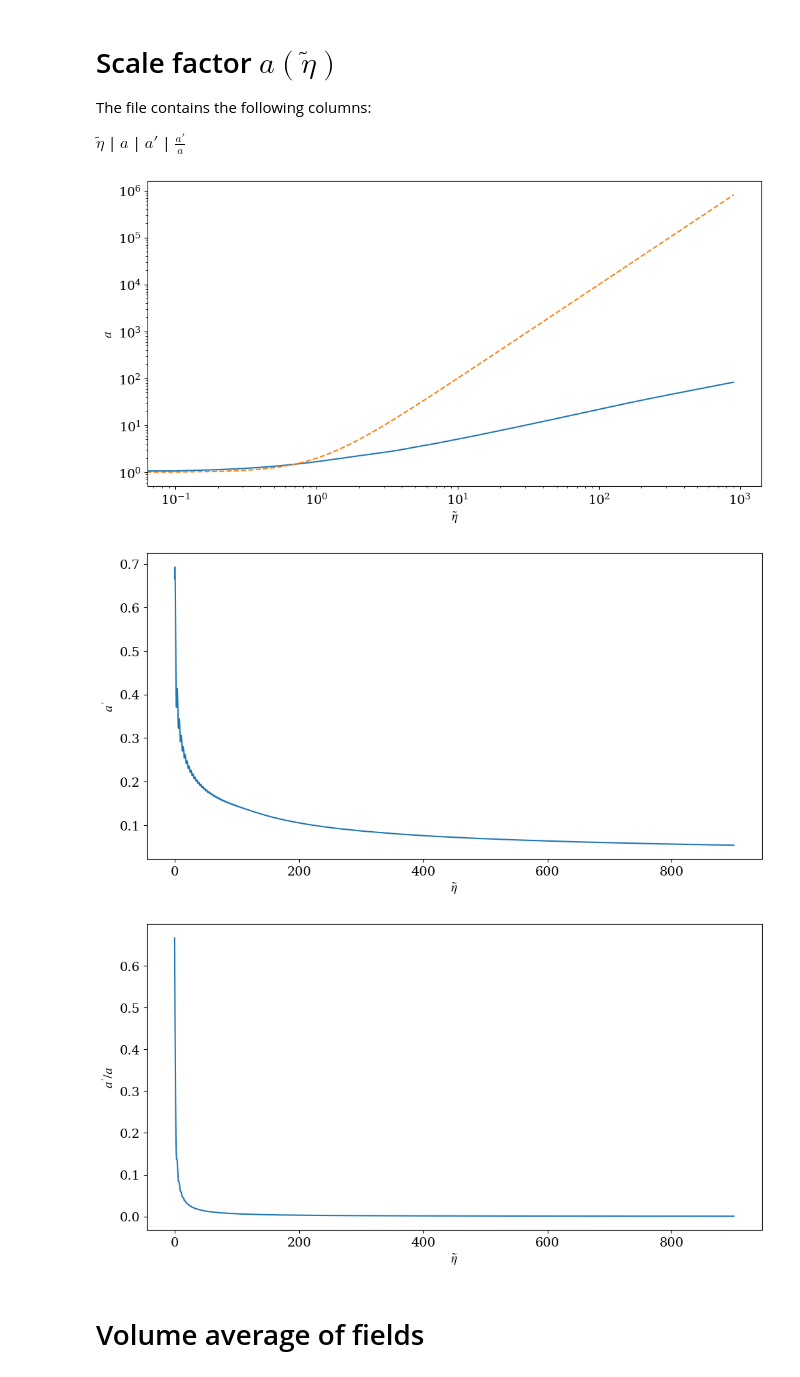
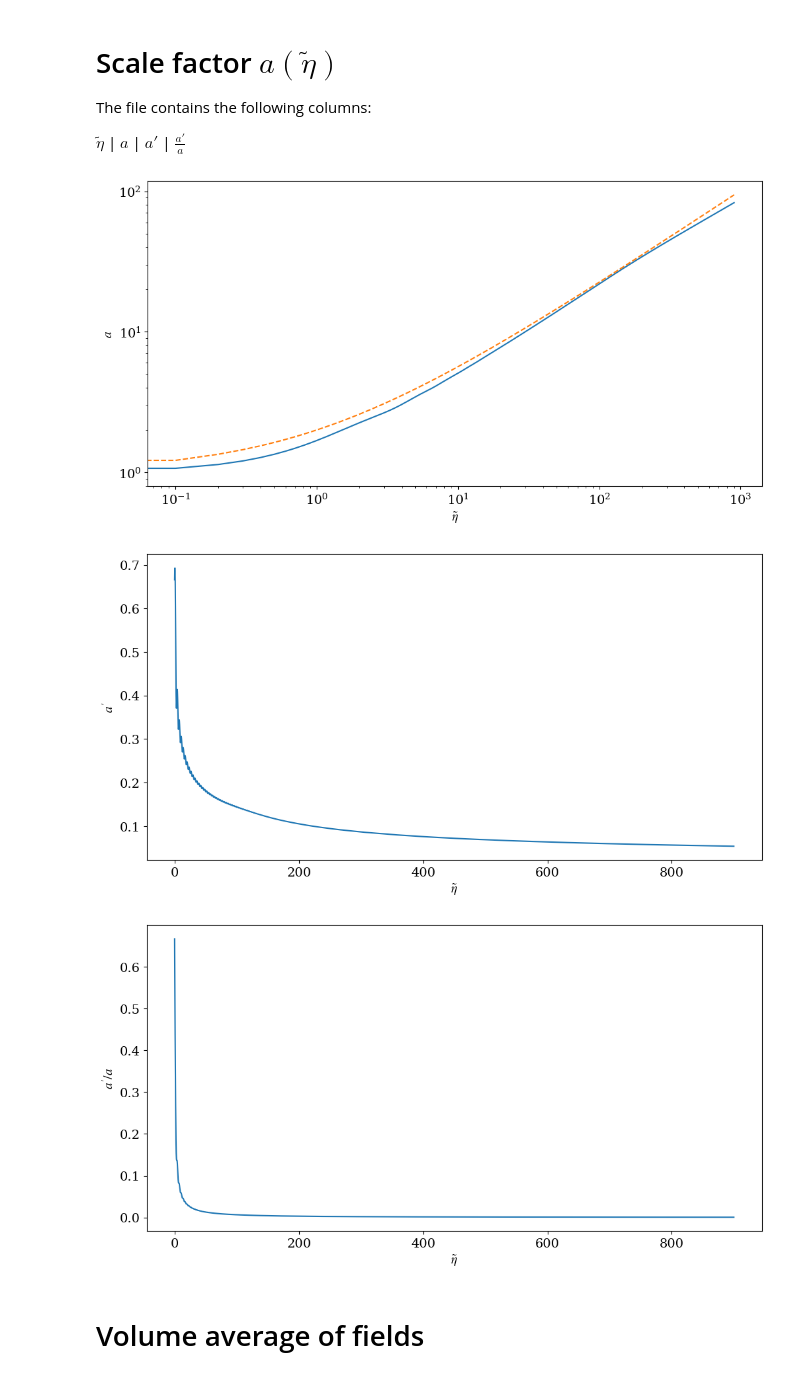
Before and after one commit to TomasCiccarella/Tesis, a Jupyter notebook: cosmolattice/build_m2phi2/m2phi2(new).ipynb, the cells around one changed output. Saved outputs shown, nothing was run; the diff lists cells and outputs as text; code cells hidden in the pictures.

```diff
--- a/cosmolattice/build_m2phi2/m2phi2(new).ipynb
+++ b/cosmolattice/build_m2phi2/m2phi2(new).ipynb
@@ -34,35 +34,35 @@ if expansion == True:
 
     #plot a
     plt.figure(figsize=(12, 6))
 
     plt.plot(aDat[:,0], aDat[:,1])
-    plt.plot(aDat[:,0], aDat[:,0]**2+1, "--")
+    plt.plot(aDat[:,0], aDat[:,0]**(2/3)+1, "--")
 
     plt.ylabel("$a$")
     plt.xlabel('$\\tilde\eta$')
     plt.xscale('log')
     plt.yscale('log')
 
 
     #plot a'
     plt.figure(figsize=(12, 6))
 
     plt.plot(aDat[:,0], aDat[:,2])
     plt.ylabel(r"$a^\prime$")
     plt.xlabel(r'$\tilde\eta$')
 
 
     #plot a'/a
     plt.figure(figsize=(12, 6))
 
     plt.plot(aDat[:,0], aDat[:,3])
     plt.ylabel(r"$a^\prime/a$")
     plt.xlabel(r'$\tilde\eta$')
 
 else:
     aDat = None
 # %% [output]
-[figure, old version]
+[figure, new version]
 [figure]
 [figure]
 # %% [markdown]
```
Also changed, not shown: parts of 7 cells of this notebook, 3 other files.
